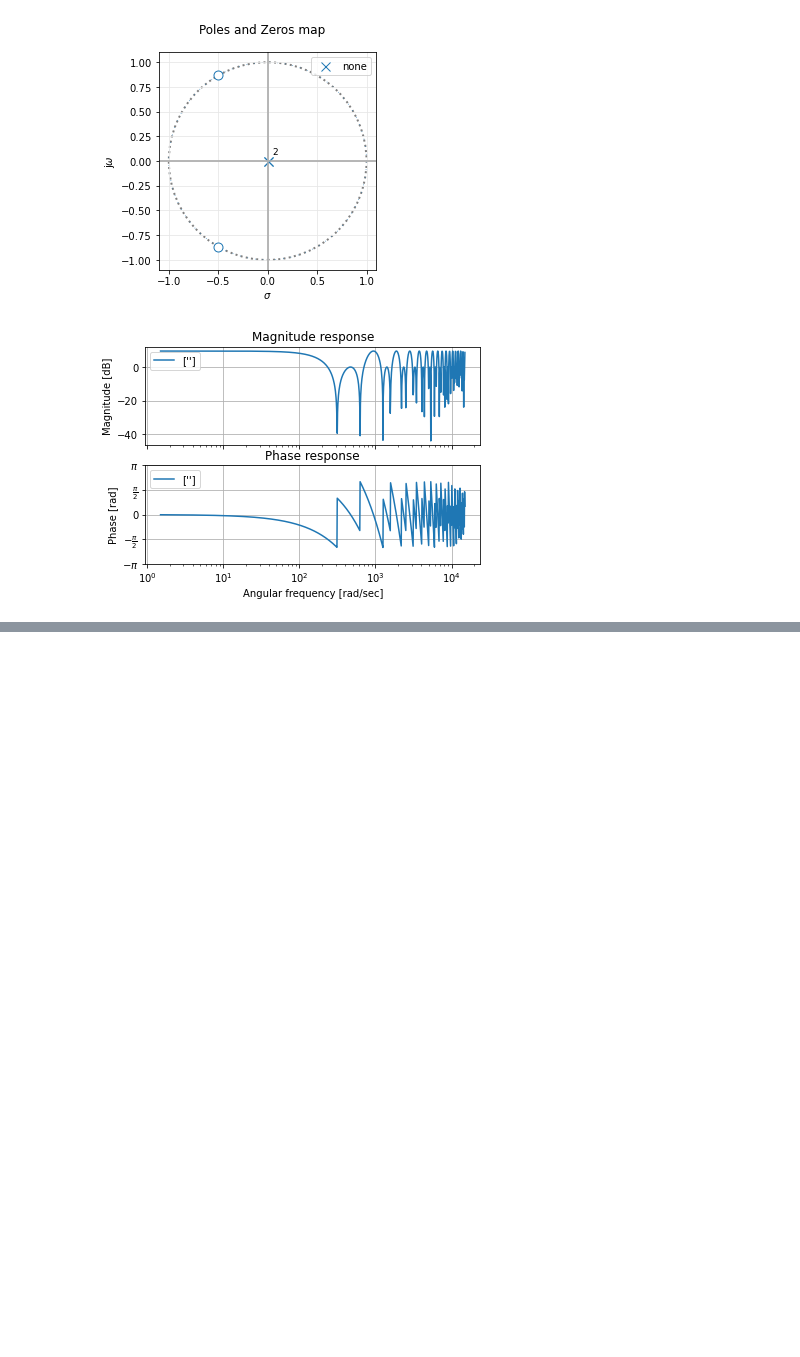
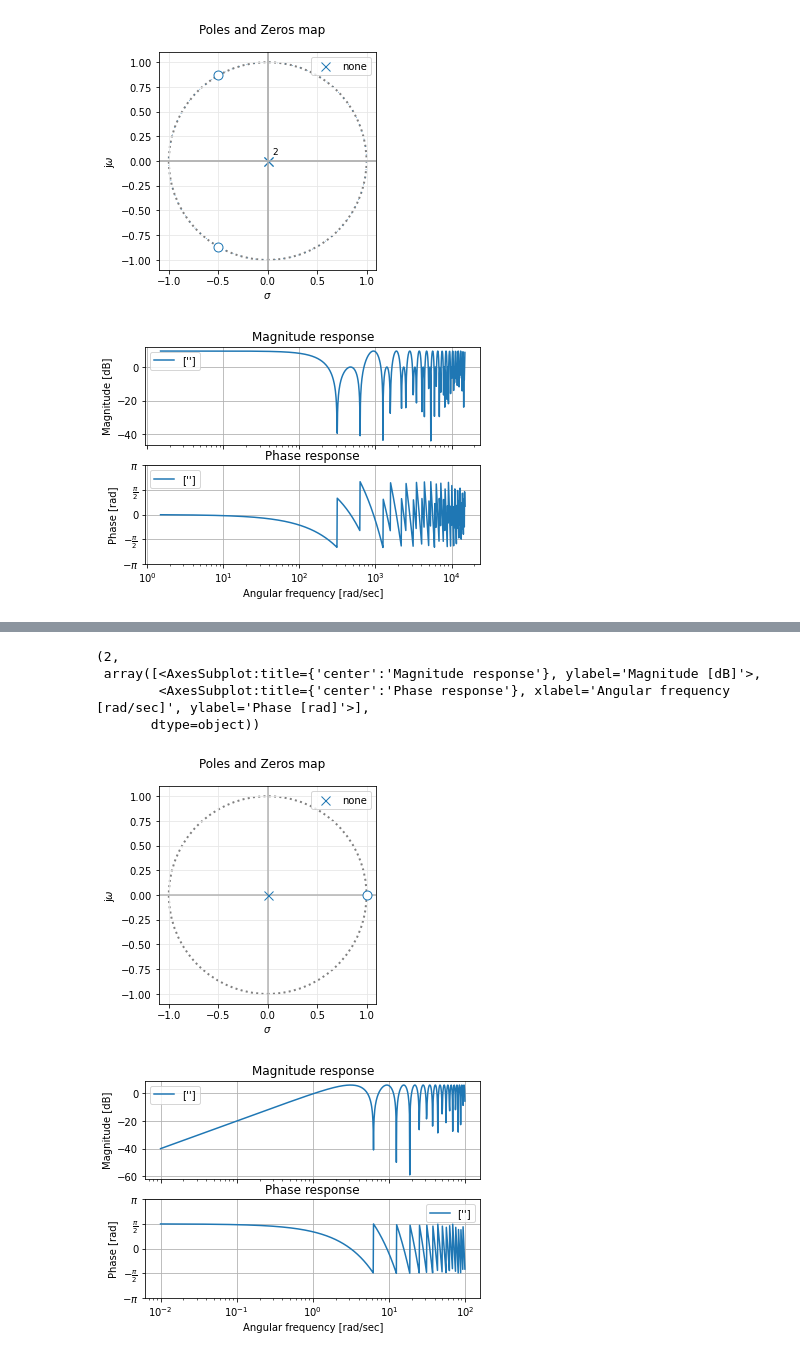
Before and after one commit to FrancoCaprarulo/CapraruloFrancoTCIIGit, a Jupyter notebook: TrabajoSemanal8_CapraruloFranco.ipynb, the cells around one changed output, grey strips where cells are left out. Drawn from its saved outputs; the diff is of its cells as text; code cells hidden in the pictures; blank space fills up the shorter version.

```diff
--- a/TrabajoSemanal8_CapraruloFranco.ipynb
+++ b/TrabajoSemanal8_CapraruloFranco.ipynb
@@ -190,0 +215,18 @@ bodePlot(my_df, fig_id=2)
+# %%
+fs = 1
+
+numz =  np.array([1, -1])
+denz =  np.array([1, 0])
+
+my_df = sig.TransferFunction(numz, denz, dt=1/fs)
+
+pzmap(my_df, annotations = False,  fig_id=1)
+
+bodePlot(my_df, fig_id=2)
+# %% [output]
+(2,
+ array([<AxesSubplot:title={'center':'Magnitude response'}, ylabel='Magnitude [dB]'>,
+        <AxesSubplot:title={'center':'Phase response'}, xlabel='Angular frequency [rad/sec]', ylabel='Phase [rad]'>],
+       dtype=object))
+[figure, added]
+[figure, added]
```
Also changed, not shown: parts of 10 cells of this notebook.
